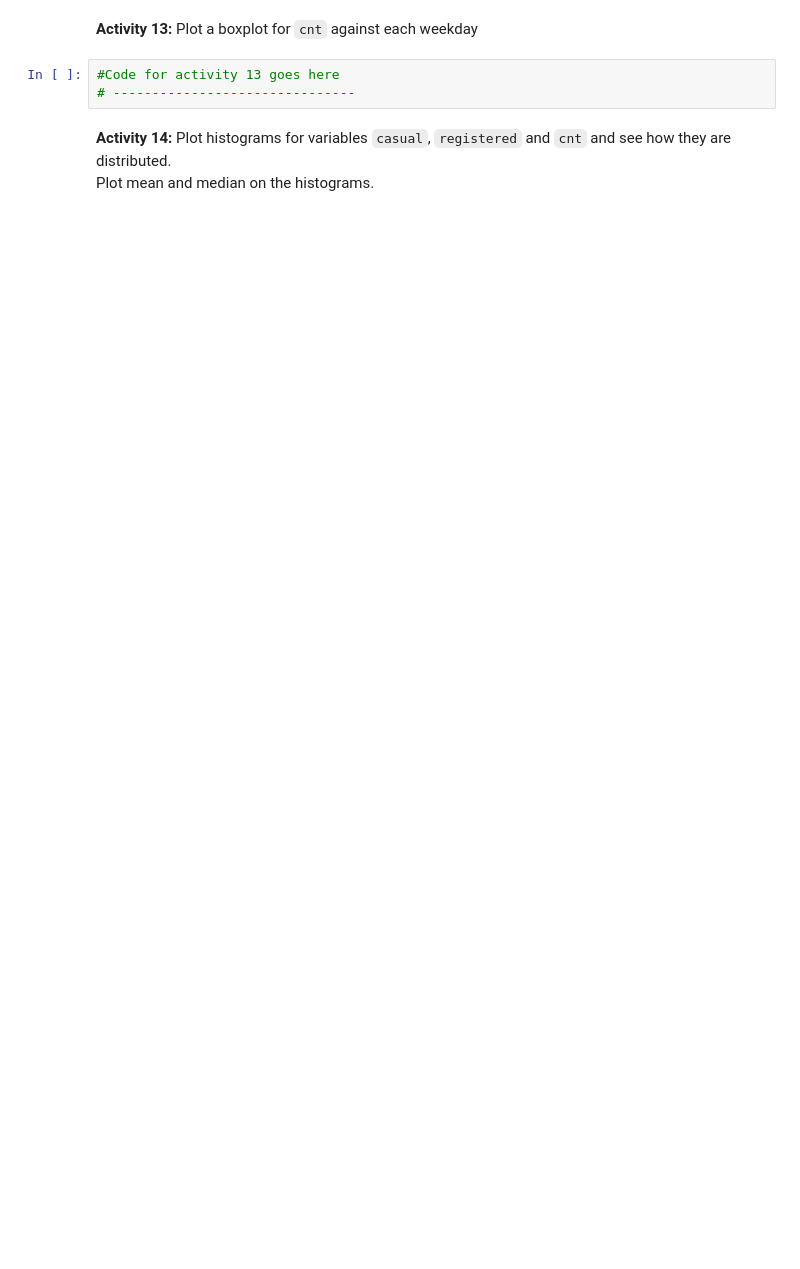
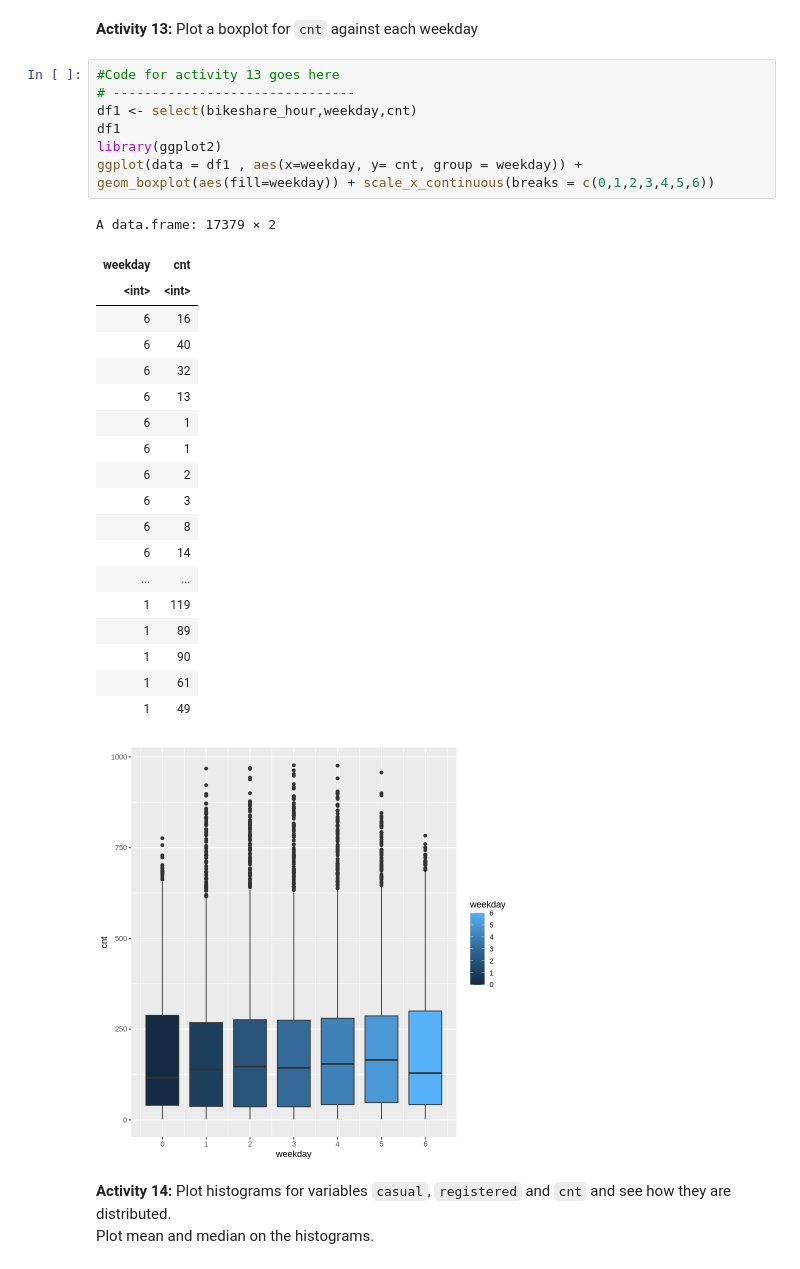
Before and after one commit to may96cc/sp22dsa7020, a Jupyter notebook: module1/exercises/exercises.ipynb, the cells around one changed output. Cells and saved outputs as stored; diff of their text form; blank space fills up the shorter version.

```diff
--- a/module1/exercises/exercises.ipynb
+++ b/module1/exercises/exercises.ipynb
@@ -171,8 +417,33 @@ day_sums
 # %% [markdown]
 **Activity 13:** Plot a boxplot for `cnt` against each weekday
-# %%
-#Code for activity 13 goes here
-# -------------------------------
+# %%
+#Code for activity 13 goes here
+# -------------------------------
+df1 <- select(bikeshare_hour,weekday,cnt)
+df1
+library(ggplot2)
+ggplot(data = df1 , aes(x=weekday, y= cnt, group = weekday)) + geom_boxplot(aes(fill=weekday)) + scale_x_continuous(breaks = c(0,1,2,3,4,5,6))
+# %% [output]
+A data.frame: 17379 × 2
+| weekday | cnt |
+| <int> | <int> |
+| 6 | 16 |
+| 6 | 40 |
+| 6 | 32 |
+| 6 | 13 |
+| 6 | 1 |
+| 6 | 1 |
+| 6 | 2 |
+| 6 | 3 |
+| 6 | 8 |
+| 6 | 14 |
+| ... | ... |
+| 1 | 119 |
+| 1 | 89 |
+| 1 | 90 |
+| 1 | 61 |
+| 1 | 49 |
+[figure, added]
 # %% [markdown]
 **Activity 14:** Plot histograms for variables `casual`, `registered` and `cnt` and see how they are distributed.
 Plot mean and median on the histograms.
```
Also changed, not shown: parts of 26 cells of this notebook.
